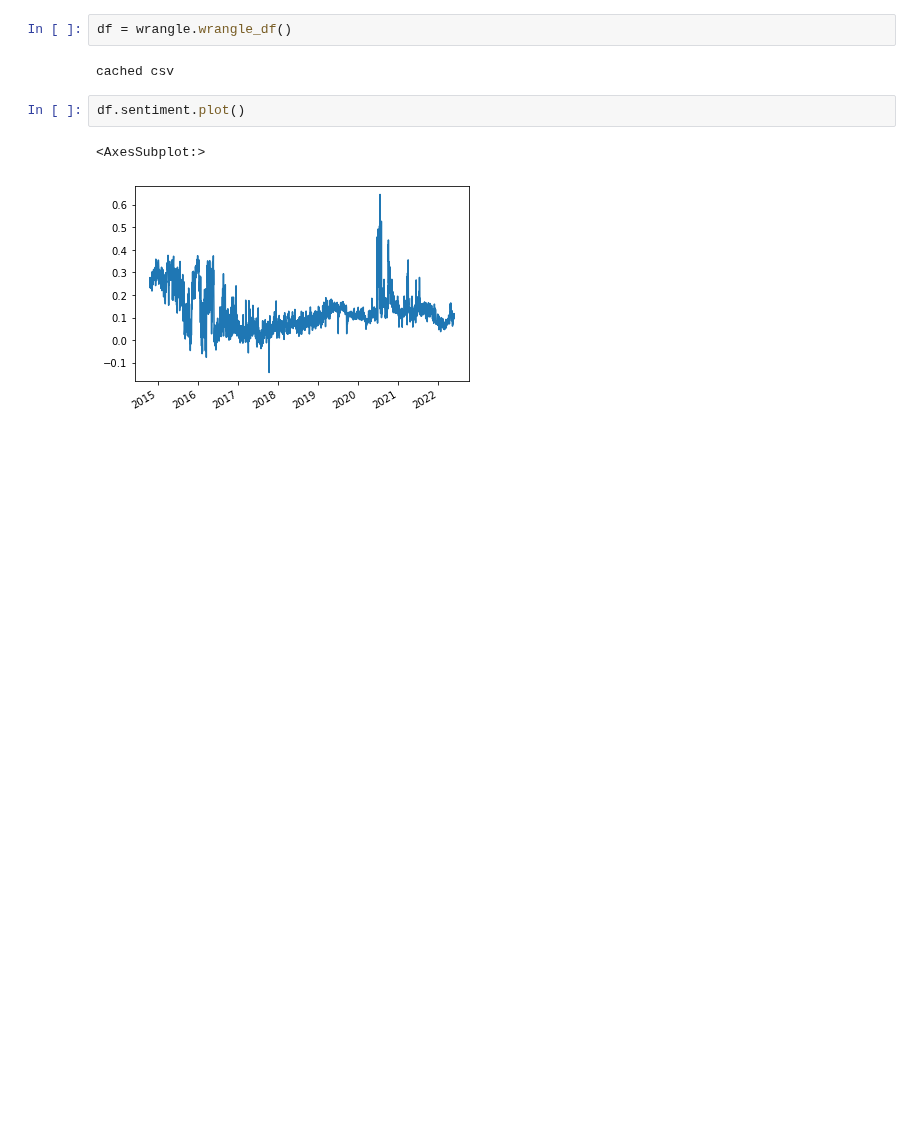
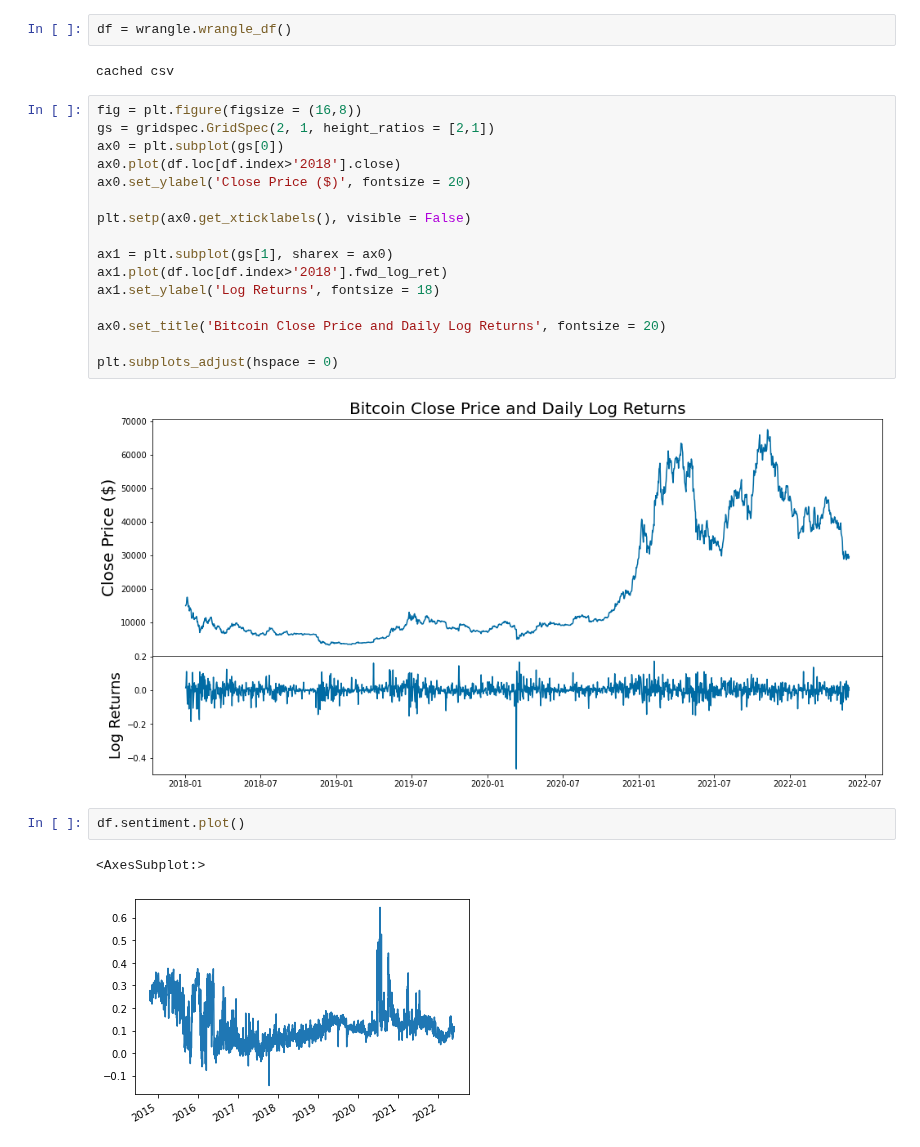
Before and after one commit to FinancialForecasters/financial_forecaster, a Jupyter notebook: explore_jesse.ipynb, the cells around one changed output. Saved outputs shown, nothing was run; the diff lists cells and outputs as text; blank space fills up the shorter version.

```diff
--- a/explore_jesse.ipynb
+++ b/explore_jesse.ipynb
@@ -29,6 +30,24 @@ from matplotlib.dates import date2num
 df = wrangle.wrangle_df()
 # %% [output]
 cached csv
+# %%
+fig = plt.figure(figsize = (16,8))
+gs = gridspec.GridSpec(2, 1, height_ratios = [2,1])
+ax0 = plt.subplot(gs[0])
+ax0.plot(df.loc[df.index>'2018'].close)
+ax0.set_ylabel('Close Price ($)', fontsize = 20)
+
+plt.setp(ax0.get_xticklabels(), visible = False)
+
+ax1 = plt.subplot(gs[1], sharex = ax0)
+ax1.plot(df.loc[df.index>'2018'].fwd_log_ret)
+ax1.set_ylabel('Log Returns', fontsize = 18)
+
+ax0.set_title('Bitcoin Close Price and Daily Log Returns', fontsize = 20)
+
+plt.subplots_adjust(hspace = 0)
+# %% [output]
+[figure, added]
 # %%
 df.sentiment.plot()
 # %% [output]
```
Also changed, not shown: parts of 6 cells of this notebook.
